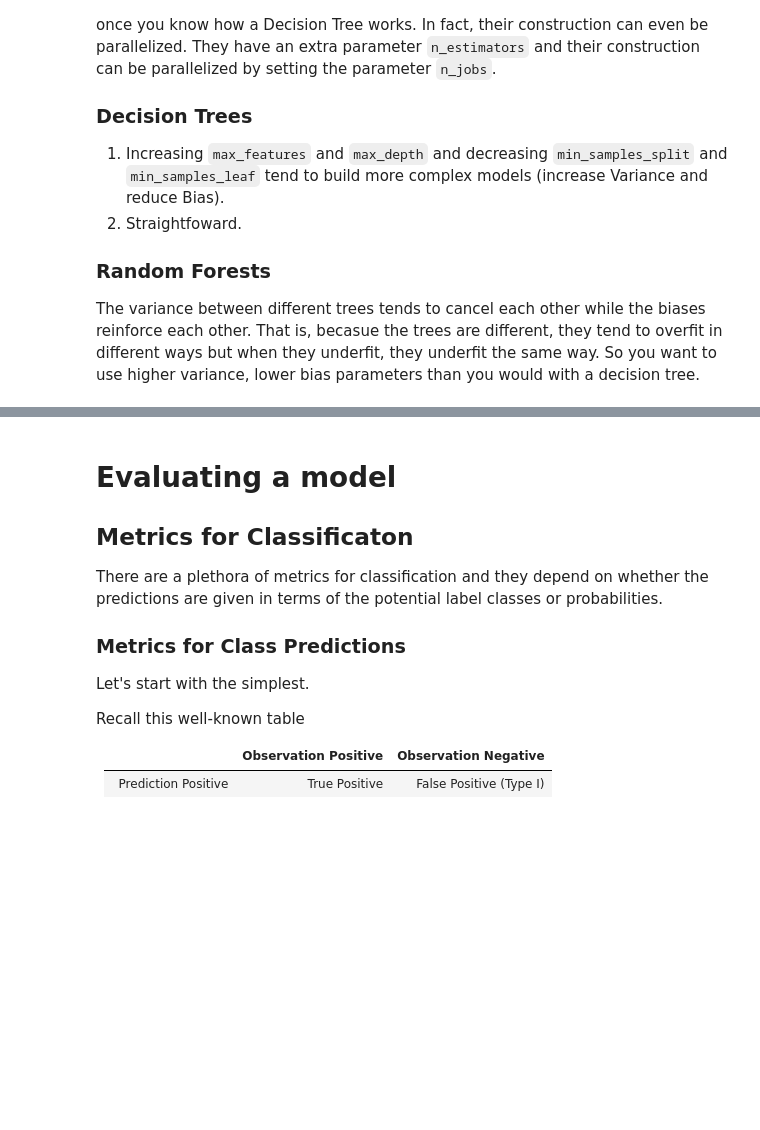
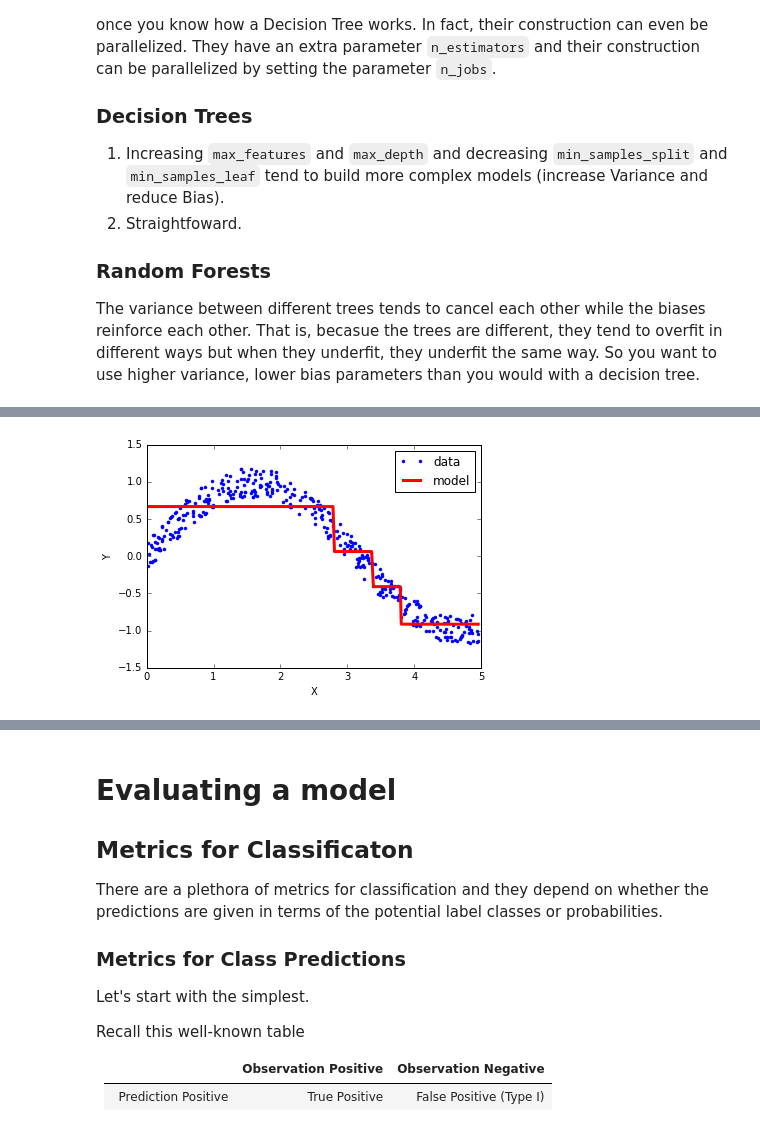
Before and after one commit to ASvyatkovskiy/MLmeetup2016, a Jupyter notebook: classification/classification_pipeline.ipynb, the cells around one changed output, grey strips where cells are left out. Cells and saved outputs as stored; diff of their text form; code cells hidden in the pictures; blank space fills up the shorter version.

```diff
--- a/classification/classification_pipeline.ipynb
+++ b/classification/classification_pipeline.ipynb
@@ -581,0 +575,16 @@ pipeline = Pipeline(stages=[tokenizer, remover, hashingTF, idf, labelIndexer, fe
+# %%
+# Train a 2 level decision tree
+
+from sklearn import tree
+max_depth = 2
+clf = tree.DecisionTreeRegressor(max_depth=max_depth)
+clf.fit(X, y)
+plt.plot(X, y, '.', label='data')
+line = plt.plot(X, clf.predict(X), '-r', label='model')
+plt.setp(line, linewidth=3.)
+plt.xlabel('X')
+plt.ylabel('Y')
+plt.legend(loc='upper right')
+plt.show()
+# %% [output]
+[figure, added]
```
Also changed, not shown: parts of 22 cells of this notebook.
